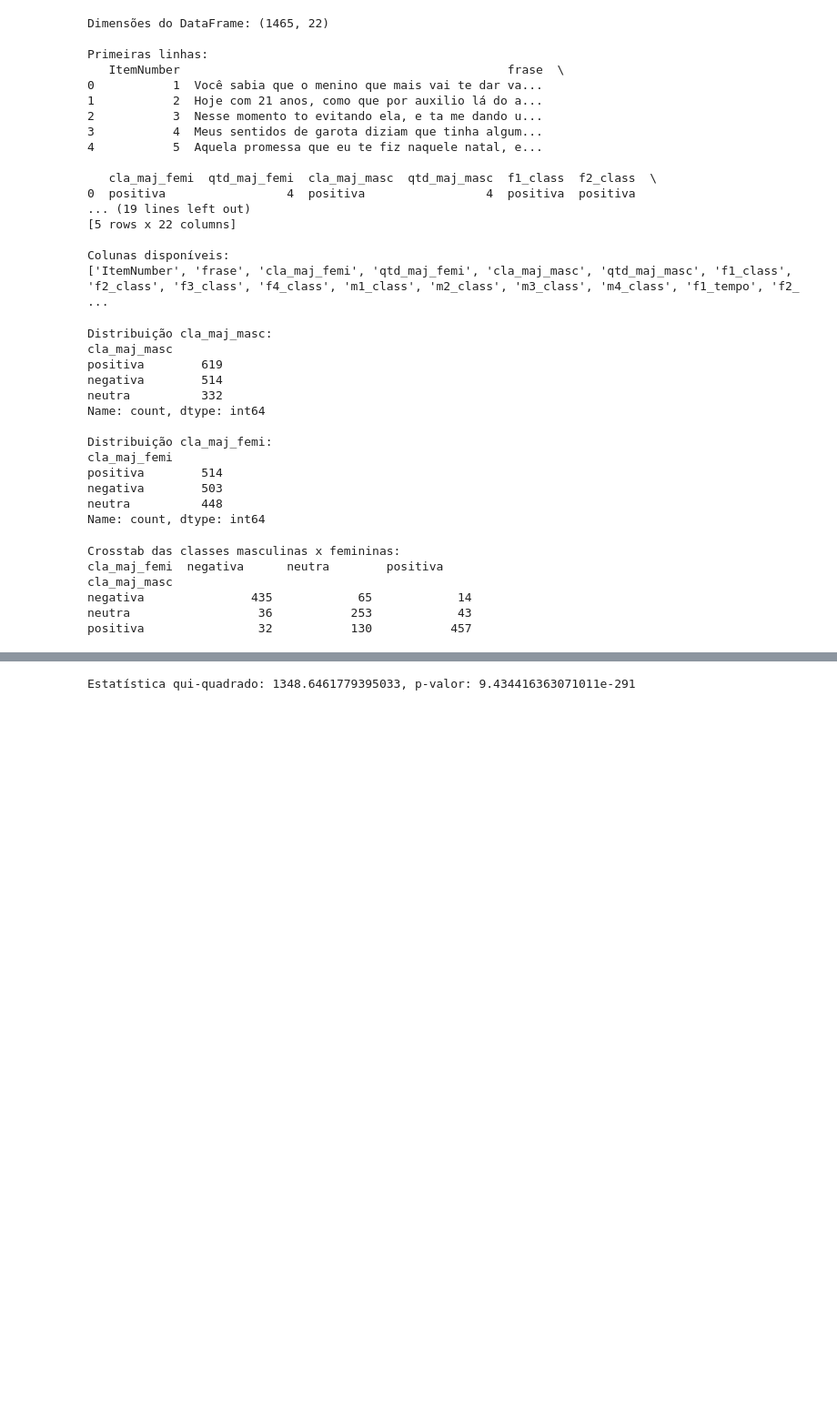
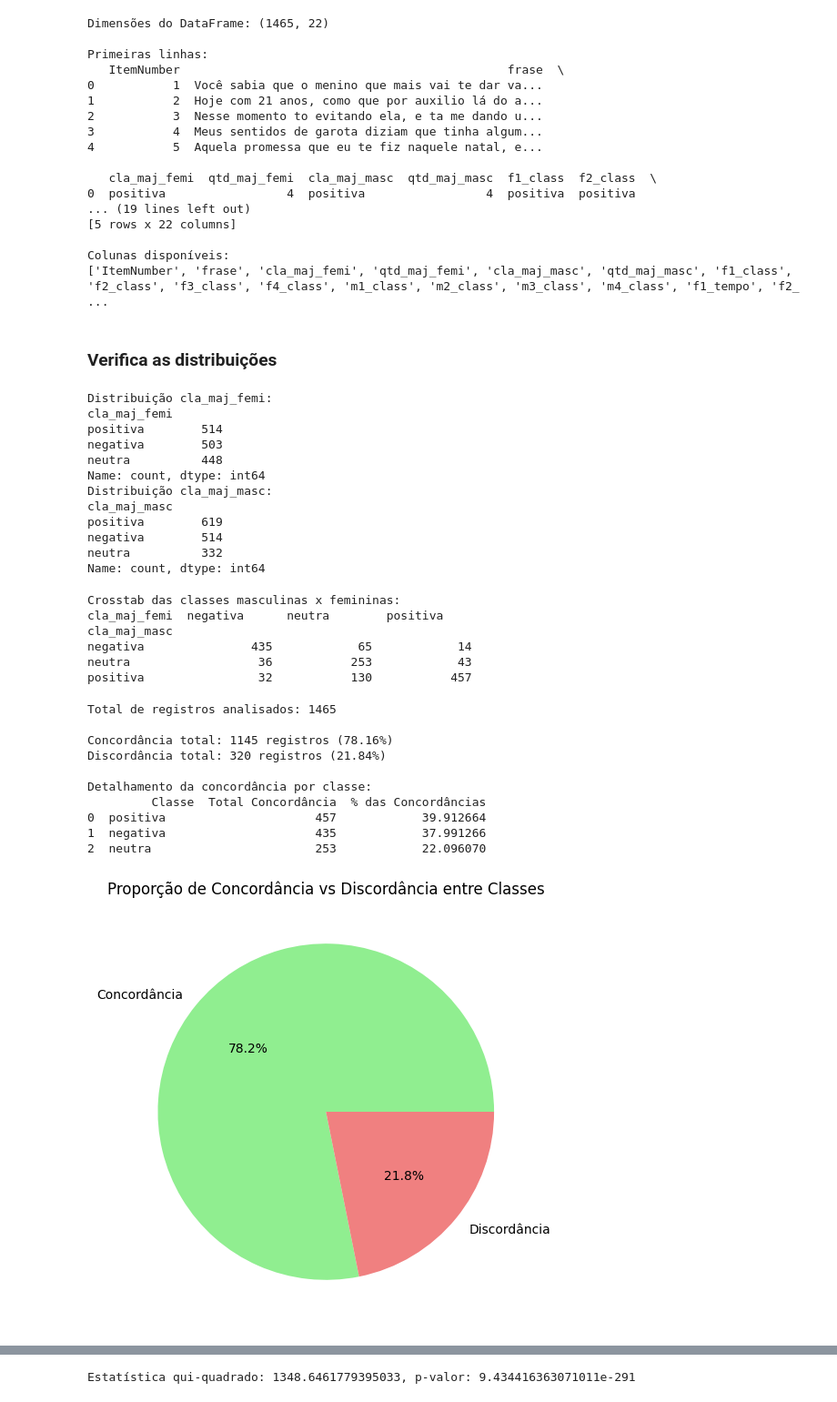
Before and after one commit to alexfeitosa72/vdg, a Jupyter notebook: analise_exploratoria_log.ipynb, the cells around one changed output, grey strips where cells are left out. Shown at 91% size. Cells and saved outputs as stored; diff of their text form; code cells hidden in the pictures; blank space fills up the shorter version.

```diff
--- a/analise_exploratoria_log.ipynb
+++ b/analise_exploratoria_log.ipynb
@@ -44,31 +46,29 @@ Primeiras linhas:
 
 Colunas disponíveis:
 ['ItemNumber', 'frase', 'cla_maj_femi', 'qtd_maj_femi', 'cla_maj_masc', 'qtd_maj_masc', 'f1_class', 'f2_class', 'f3_class', 'f4_class', 'm1_class', 'm2_class', 'm3_class', 'm4_class', 'f1_tempo', 'f2_ ...
+# %% [markdown]
+### Verifica as distribuições
 # %%
-# Remover espaços em branco dos nomes das colunas
-df.columns = df.columns.str.strip()
+# Distribuição das classes majoritárias femininas
+print("\nDistribuição cla_maj_femi:")
+print(df['cla_maj_femi'].value_counts(dropna=False))
 
 # Distribuição das classes majoritárias masculinas
 print("Distribuição cla_maj_masc:")
 print(df['cla_maj_masc'].value_counts(dropna=False))
-
-# Distribuição das classes majoritárias femininas
-print("\nDistribuição cla_maj_femi:")
-print(df['cla_maj_femi'].value_counts(dropna=False))
 # %% [output]
+Distribuição cla_maj_femi:
+cla_maj_femi
+positiva        514
+negativa        503
+neutra          448
+Name: count, dtype: int64
 Distribuição cla_maj_masc:
 cla_maj_masc
 positiva        619
 negativa        514
 neutra          332
 Name: count, dtype: int64
-
-Distribuição cla_maj_femi:
-cla_maj_femi
-positiva        514
-negativa        503
-neutra          448
-Name: count, dtype: int64
 # %%
 # Aplicando um crosstab para comparar as congruências entre gêneros
 ct = pd.crosstab(df['cla_maj_masc'], df['cla_maj_femi'])
@@ -84,4 +84,50 @@ cla_maj_masc
 negativa               435            65            14
 neutra                  36           253            43
 positiva                32           130           457
+# %%
+# Calculando concordância e discordância entre classes masculinas e femininas
+total_registros = len(df)
+concordancia = (df['cla_maj_masc'] == df['cla_maj_femi']).sum()
+discordancia = (df['cla_maj_masc'] != df['cla_maj_femi']).sum()
+
+# Calculando percentuais
+perc_concordancia = (concordancia / total_registros) * 100
+perc_discordancia = (discordancia / total_registros) * 100
+
+# Criando um DataFrame para mostrar os detalhes da concordância por classe
+concordancia_detalhada = pd.DataFrame({
+    'Classe': df[df['cla_maj_masc'] == df['cla_maj_femi']]['cla_maj_masc'].value_counts()
+})
+concordancia_detalhada['Percentual'] = (concordancia_detalhada['Classe'] / concordancia) * 100
+concordancia_detalhada.reset_index(inplace=True)
+concordancia_detalhada.columns = ['Classe', 'Total Concordância', '% das Concordâncias']
+
+
+# Exibindo resultados
+print(f"Total de registros analisados: {total_registros}")
+print(f"\nConcordância total: {concordancia} registros ({perc_concordancia:.2f}%)")
+print(f"Discordância total: {discordancia} registros ({perc_discordancia:.2f}%)")
+print("\nDetalhamento da concordância por classe:")
+print(concordancia_detalhada)
+
+# Visualização gráfica
+plt.figure(figsize=(10, 6))
+plt.pie([concordancia, discordancia],
+        labels=['Concordância', 'Discordância'],
+        autopct='%1.1f%%',
+        colors=['lightgreen', 'lightcoral'])
+plt.title('Proporção de Concordância vs Discordância entre Classes')
+plt.show()
+# %% [output]
+Total de registros analisados: 1465
+
+Concordância total: 1145 registros (78.16%)
+Discordância total: 320 registros (21.84%)
+
+Detalhamento da concordância por classe:
+         Classe  Total Concordância  % das Concordâncias
+0  positiva                     457            39.912664
+1  negativa                     435            37.991266
+2  neutra                       253            22.096070
+[figure, added]
 # %%
```
Also changed, not shown: parts of 3 cells of this notebook.
